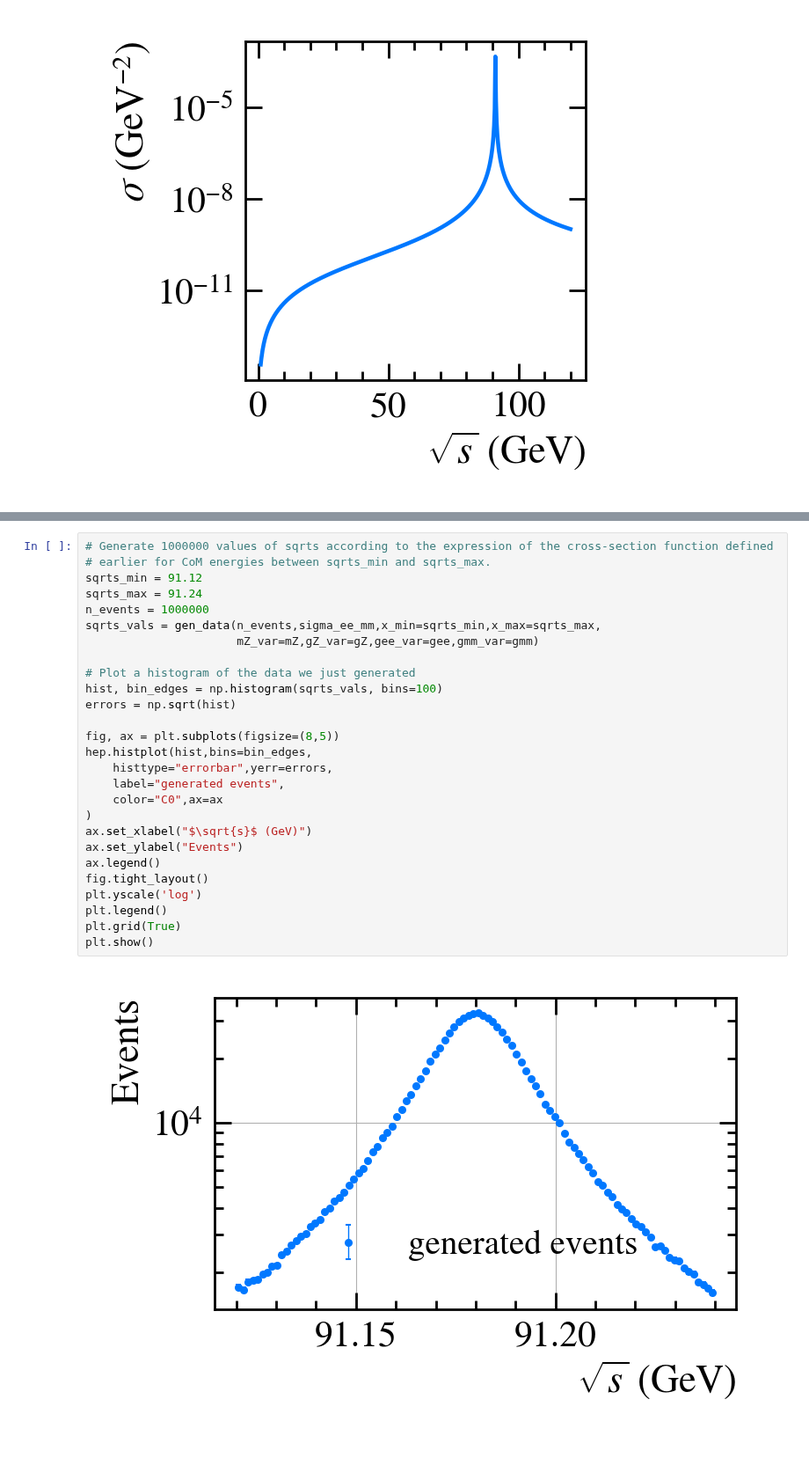
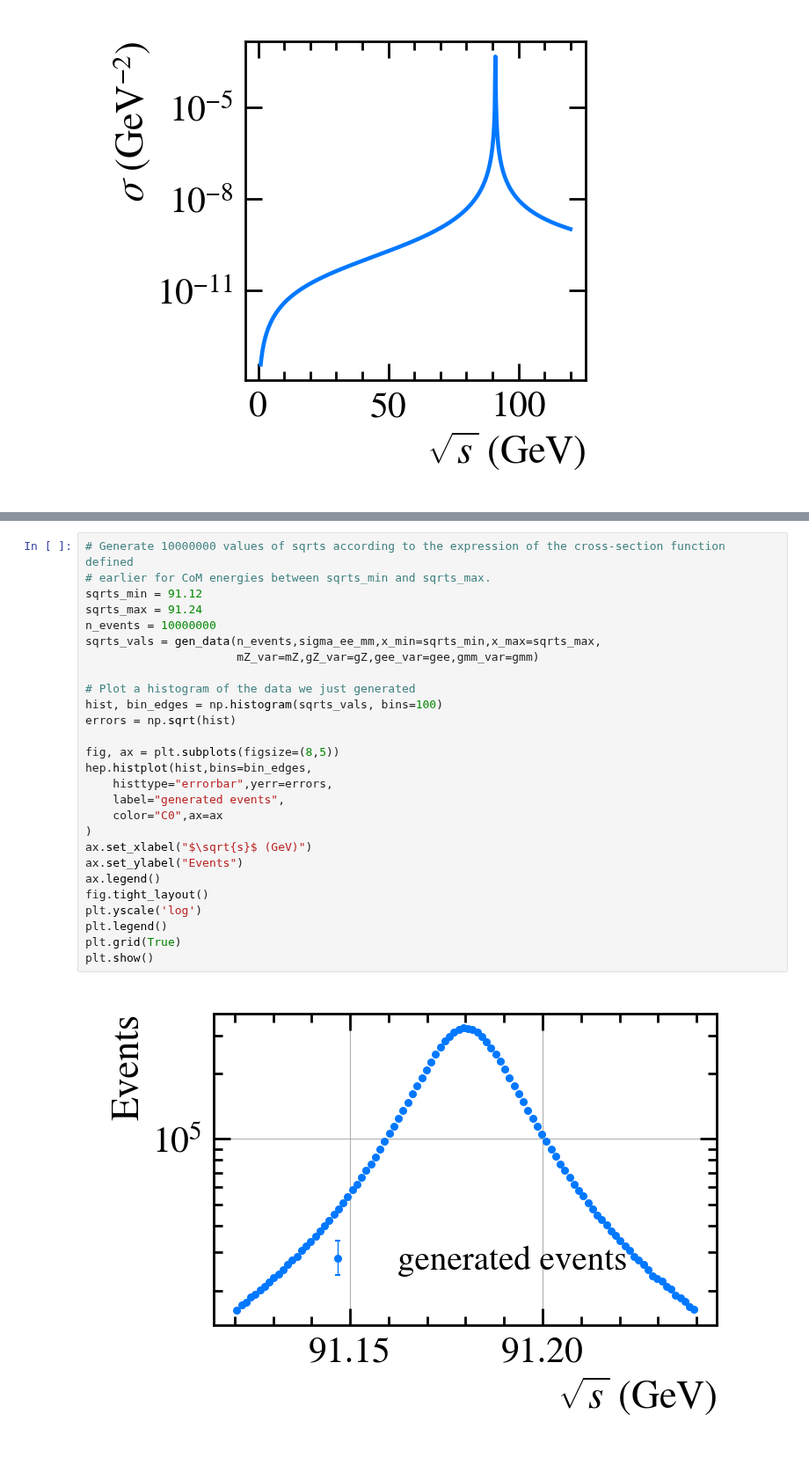
Before and after one commit to kap01/PHYS30046_Projects, a Jupyter notebook: particle_project_example.ipynb, the cells around one changed output, grey strips where cells are left out. Shown at 88% size. Cells and saved outputs as stored; diff of their text form.

```diff
--- a/particle_project_example.ipynb
+++ b/particle_project_example.ipynb
@@ -52,30 +86,30 @@ plt.show()
 # %%
-# Generate 1000000 values of sqrts according to the expression of the cross-section function defined
+# Generate 10000000 values of sqrts according to the expression of the cross-section function defined
 # earlier for CoM energies between sqrts_min and sqrts_max.
 sqrts_min = 91.12
 sqrts_max = 91.24
-n_events = 1000000
+n_events = 10000000
 sqrts_vals = gen_data(n_events,sigma_ee_mm,x_min=sqrts_min,x_max=sqrts_max,
                       mZ_var=mZ,gZ_var=gZ,gee_var=gee,gmm_var=gmm)
 
 # Plot a histogram of the data we just generated
 hist, bin_edges = np.histogram(sqrts_vals, bins=100)
 errors = np.sqrt(hist)
 
 fig, ax = plt.subplots(figsize=(8,5))
 hep.histplot(hist,bins=bin_edges,
     histtype="errorbar",yerr=errors,
     label="generated events",
     color="C0",ax=ax
 )
 ax.set_xlabel("$\sqrt{s}$ (GeV)")
 ax.set_ylabel("Events")
 ax.legend()
 fig.tight_layout()
 plt.yscale('log')
 plt.legend()
 plt.grid(True)
 plt.show()
 # %% [output]
-[figure, old version]
+[figure, new version]
 # %% [markdown]
```
Also changed, not shown: parts of 19 cells of this notebook, 1 other file.
